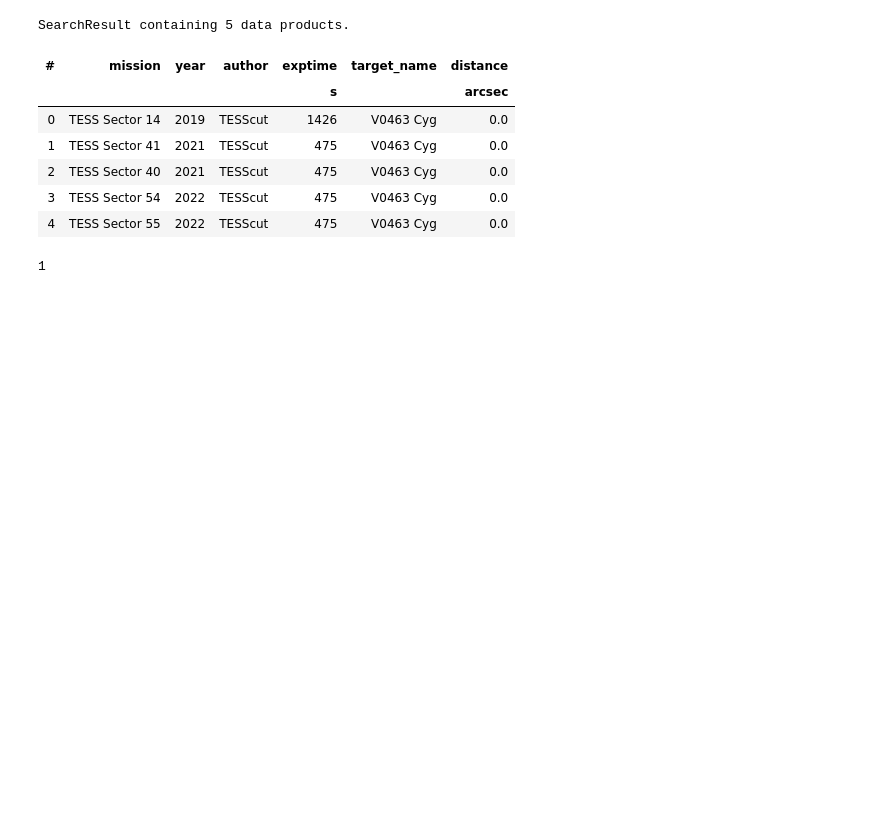
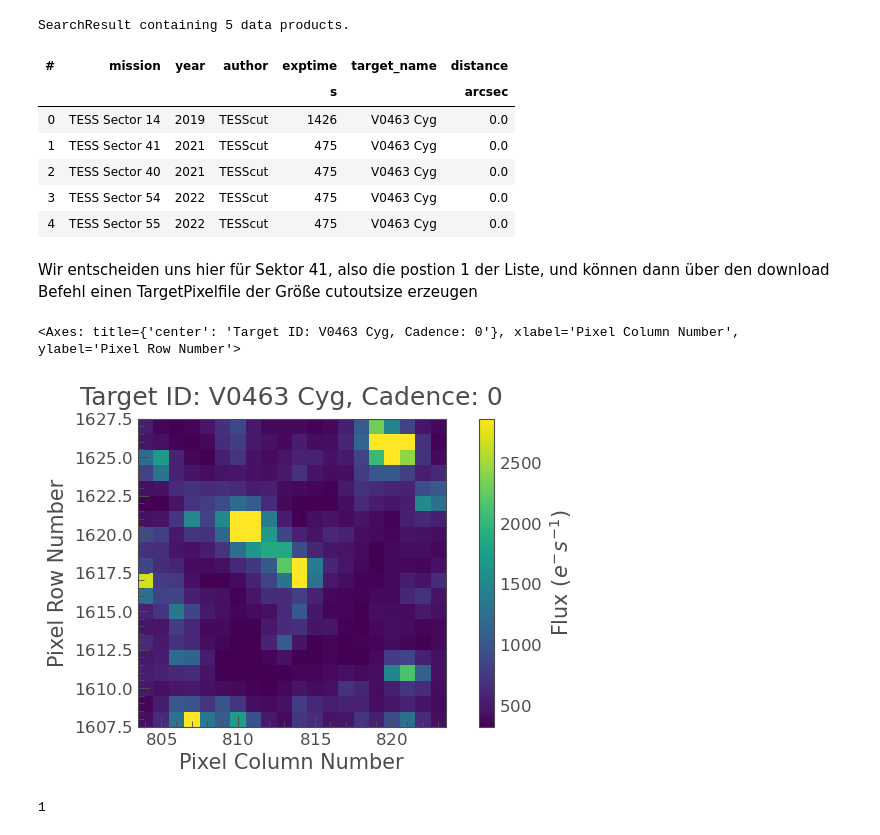
Before and after one commit to pdeeskow/TESS-BAV, a Jupyter notebook: TESS_CUT.ipynb, the cells around one changed output. Cells and saved outputs as stored; diff of their text form; code cells hidden in the pictures; blank space fills up the shorter version.

```diff
--- a/TESS_CUT.ipynb
+++ b/TESS_CUT.ipynb
@@ -19,8 +20,15 @@ SearchResult containing 5 data products.
 | 2 | TESS Sector 40 | 2021 | TESScut | 475 | V0463 Cyg | 0.0 |
 | 3 | TESS Sector 54 | 2022 | TESScut | 475 | V0463 Cyg | 0.0 |
 | 4 | TESS Sector 55 | 2022 | TESScut | 475 | V0463 Cyg | 0.0 |
+# %% [markdown]
+Wir entscheiden uns hier für Sektor 41, also die postion 1 der Liste,  und können dann über den download Befehl einen TargetPixelfile der Größe cutoutsize erzeugen
 # %%
 tpf = search_result[1].download(cutout_size=20)
+# %%
+tpf[0].plot()
+# %% [output]
+<Axes: title={'center': 'Target ID: V0463 Cyg, Cadence: 0'}, xlabel='Pixel Column Number', ylabel='Pixel Row Number'>
+[figure, added]
 # %%
 target_mask = tpf.create_threshold_mask(threshold=15, reference_pixel='center')
 n_target_pixels = target_mask.sum()
```
Also changed, not shown: parts of 4 cells of this notebook, 3 other files.
